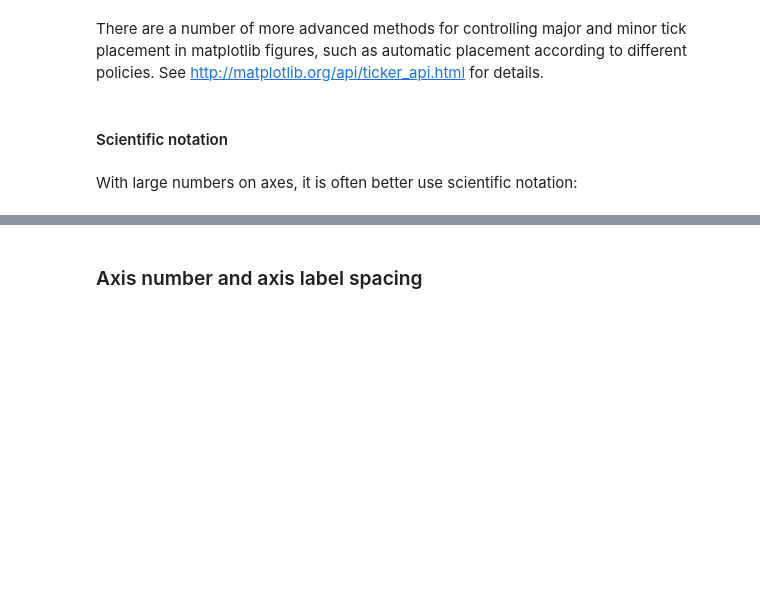
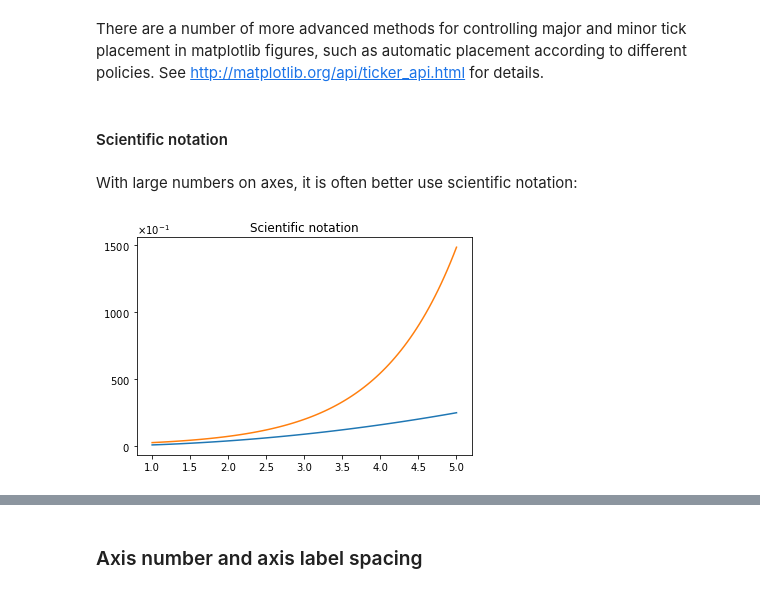
Before and after one commit to ghelanikirtan/Python-for-Machine-Learning, a Jupyter notebook: 4_Matplotlib-Data_Visualization/405_Advanced_Matplotlib_Concepts.ipynb, the cells around one changed output, grey strips where cells are left out. Cells and saved outputs as stored; diff of their text form; code cells hidden in the pictures; blank space fills up the shorter version.

```diff
--- a/4_Matplotlib-Data_Visualization/405_Advanced_Matplotlib_Concepts.ipynb
+++ b/4_Matplotlib-Data_Visualization/405_Advanced_Matplotlib_Concepts.ipynb
@@ -44,6 +130,20 @@ There are a number of more advanced methods for controlling major and minor tick
 #### Scientific notation
 # %% [markdown]
 With large numbers on axes, it is often better use scientific notation:
+# %%
+fig, ax = plt.subplots(1,1)
+
+ax.plot(x, x**2, x, np.exp(x))
+ax.set_title("Scientific notation")
+ax.set_yticks([0,50,100,150])
+
+from matplotlib import ticker
+formatter = ticker.ScalarFormatter(useMathText=True)
+formatter.set_scientific(True)
+formatter.set_powerlimits((-1,-1))
+ax.yaxis.set_major_formatter(formatter)
+# %% [output]
+[figure, added]
 # %%
 fig, ax = plt.subplots(1, 1)
 
```
Also changed, not shown: parts of 29 cells of this notebook.
